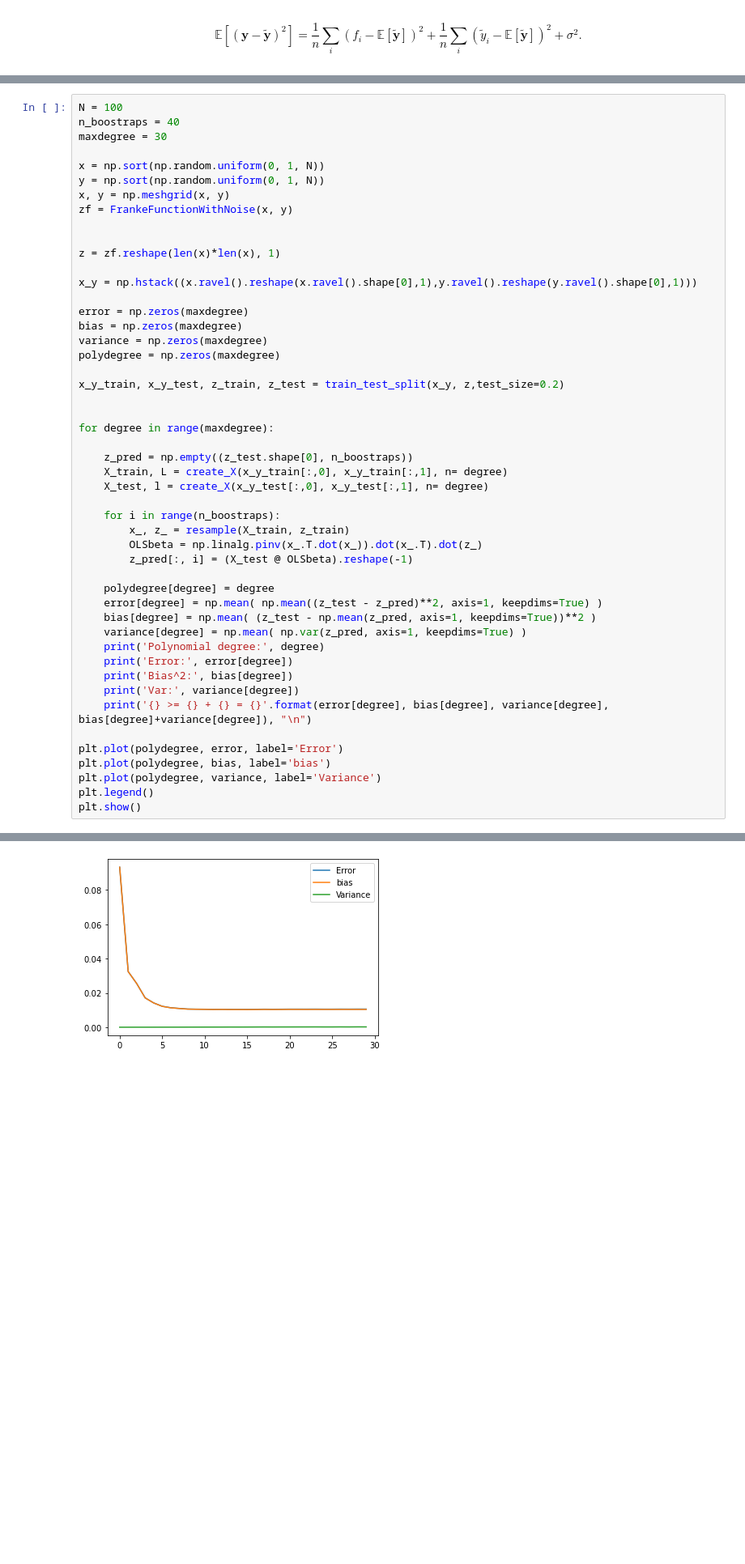
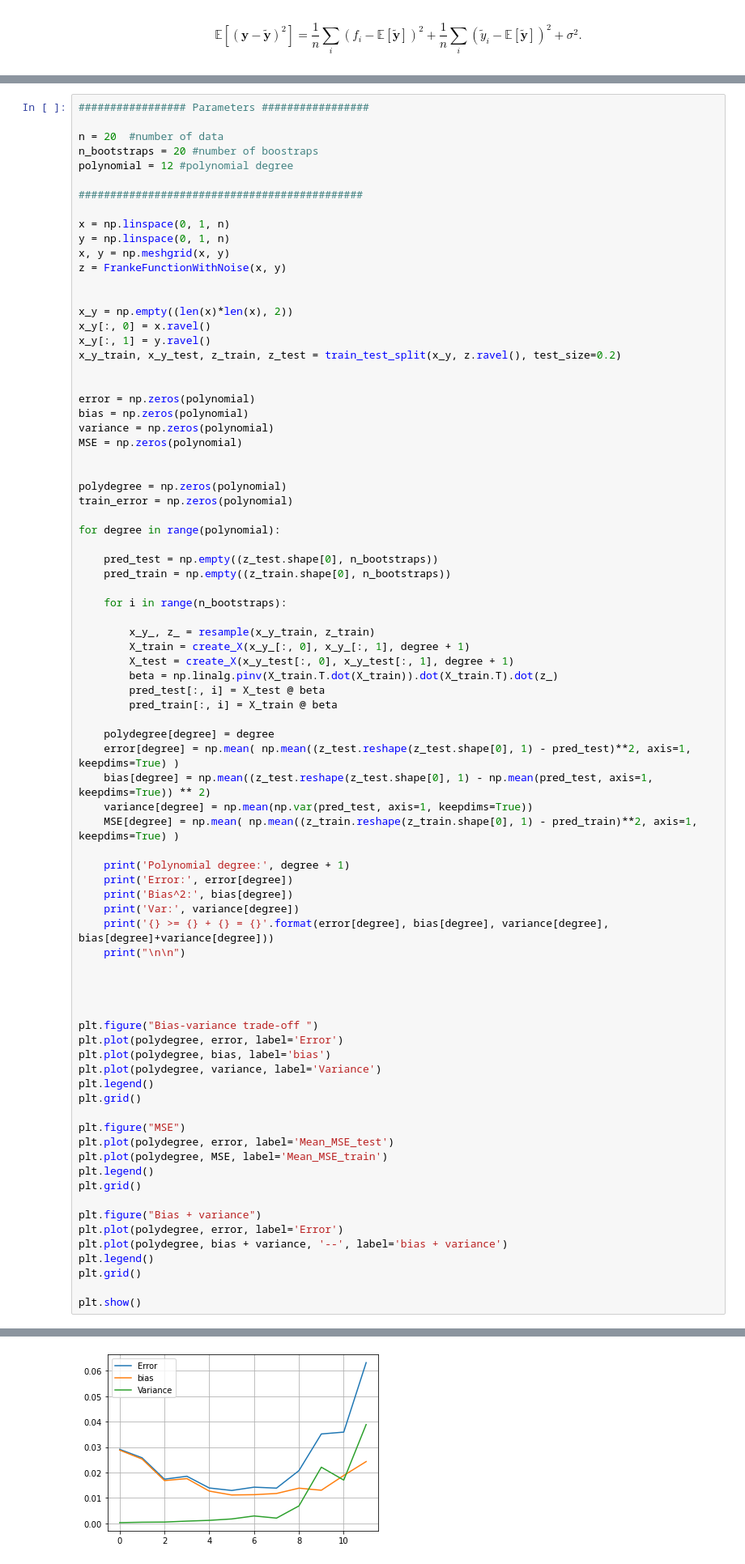
Before and after one commit to paulgiraudIMT/Projects, a Jupyter notebook: Project1/Exercice_2.ipynb, the cells around one changed output, grey strips where cells are left out. Shown: that part at 81% size. Saved outputs shown, nothing was run; the diff lists cells and outputs as text; blank space fills up the shorter version.

```diff
--- a/Project1/Exercice_2.ipynb
+++ b/Project1/Exercice_2.ipynb
@@ -223,50 +105,81 @@ def FrankeFunctionWithNoise(x,y):
 # %%
-N = 100
-n_boostraps = 40
-maxdegree = 30
+################# Parameters #################
 
-x = np.sort(np.random.uniform(0, 1, N))
-y = np.sort(np.random.uniform(0, 1, N))
+n = 20  #number of data
+n_bootstraps = 20 #number of boostraps
+polynomial = 12 #polynomial degree
+
+#############################################
+
+x = np.linspace(0, 1, n)
+y = np.linspace(0, 1, n)
 x, y = np.meshgrid(x, y)
-zf = FrankeFunctionWithNoise(x, y)
+z = FrankeFunctionWithNoise(x, y)
 
 
-z = zf.reshape(len(x)*len(x), 1)
-
-x_y = np.hstack((x.ravel().reshape(x.ravel().shape[0],1),y.ravel().reshape(y.ravel().shape[0],1)))
-
-error = np.zeros(maxdegree)
-bias = np.zeros(maxdegree)
-variance = np.zeros(maxdegree)
-polydegree = np.zeros(maxdegree)
-
-x_y_train, x_y_test, z_train, z_test = train_test_split(x_y, z,test_size=0.2)
+x_y = np.empty((len(x)*len(x), 2))
+x_y[:, 0] = x.ravel()
+x_y[:, 1] = y.ravel()
+x_y_train, x_y_test, z_train, z_test = train_test_split(x_y, z.ravel(), test_size=0.2)
 
 
-for degree in range(maxdegree):
+error = np.zeros(polynomial)
+bias = np.zeros(polynomial)
+variance = np.zeros(polynomial)
+MSE = np.zeros(polynomial)
 
-    z_pred = np.empty((z_test.shape[0], n_boostraps))
-    X_train, L = create_X(x_y_train[:,0], x_y_train[:,1], n= degree)
-    X_test, l = create_X(x_y_test[:,0], x_y_test[:,1], n= degree)
 
-    for i in range(n_boostraps):
-        x_, z_ = resample(X_train, z_train)
-        OLSbeta = np.linalg.pinv(x_.T.dot(x_)).dot(x_.T).dot(z_)
-        z_pred[:, i] = (X_test @ OLSbeta).reshape(-1)
+polydegree = np.zeros(polynomial)
+train_error = np.zeros(polynomial)
+
+for degree in range(polynomial):
+
+    pred_test = np.empty((z_test.shape[0], n_bootstraps))
+    pred_train = np.empty((z_train.shape[0], n_bootstraps))
+
+    for i in range(n_bootstraps):
+
+        x_y_, z_ = resample(x_y_train, z_train)
+        X_train = create_X(x_y_[:, 0], x_y_[:, 1], degree + 1)
+        X_test = create_X(x_y_test[:, 0], x_y_test[:, 1], degree + 1)
+        beta = np.linalg.pinv(X_train.T.dot(X_train)).dot(X_train.T).dot(z_)
+        pred_test[:, i] = X_test @ beta
+        pred_train[:, i] = X_train @ beta
 
     polydegree[degree] = degree
-    error[degree] = np.mean( np.mean((z_test - z_pred)**2, axis=1, keepdims=True) )
-    bias[degree] = np.mean( (z_test - np.mean(z_pred, axis=1, keepdims=True))**2 )
-    variance[degree] = np.mean( np.var(z_pred, axis=1, keepdims=True) )
-    print('Polynomial degree:', degree)
+    error[degree] = np.mean( np.mean((z_test.reshape(z_test.shape[0], 1) - pred_test)**2, axis=1, keepdims=True) )
+    bias[degree] = np.mean((z_test.reshape(z_test.shape[0], 1) - np.mean(pred_test, axis=1, keepdims=True)) ** 2)
+    variance[degree] = np.mean(np.var(pred_test, axis=1, keepdims=True))
+    MSE[degree] = np.mean( np.mean((z_train.reshape(z_train.shape[0], 1) - pred_train)**2, axis=1, keepdims=True) )
+
+    print('Polynomial degree:', degree + 1)
     print('Error:', error[degree])
     print('Bias^2:', bias[degree])
     print('Var:', variance[degree])
-    print('{} >= {} + {} = {}'.format(error[degree], bias[degree], variance[degree], bias[degree]+variance[degree]), "\n")
+    print('{} >= {} + {} = {}'.format(error[degree], bias[degree], variance[degree], bias[degree]+variance[degree]))
+    print("\n\n")
 
+
+
+
+plt.figure("Bias-variance trade-off ")
 plt.plot(polydegree, error, label='Error')
 plt.plot(polydegree, bias, label='bias')
 plt.plot(polydegree, variance, label='Variance')
 plt.legend()
+plt.grid()
+
+plt.figure("MSE")
+plt.plot(polydegree, error, label='Mean_MSE_test')
+plt.plot(polydegree, MSE, label='Mean_MSE_train')
+plt.legend()
+plt.grid()
+
+plt.figure("Bias + variance")
+plt.plot(polydegree, error, label='Error')
+plt.plot(polydegree, bias + variance, '--', label='bias + variance')
+plt.legend()
+plt.grid()
+
 plt.show()
 # %% [output]
@@ -290 +203 @@ Var: 0.00019056699270066194
-[figure, old version]
+[figure, new version]
```
Also changed, not shown: parts of 6 cells of this notebook, 4 other files.
